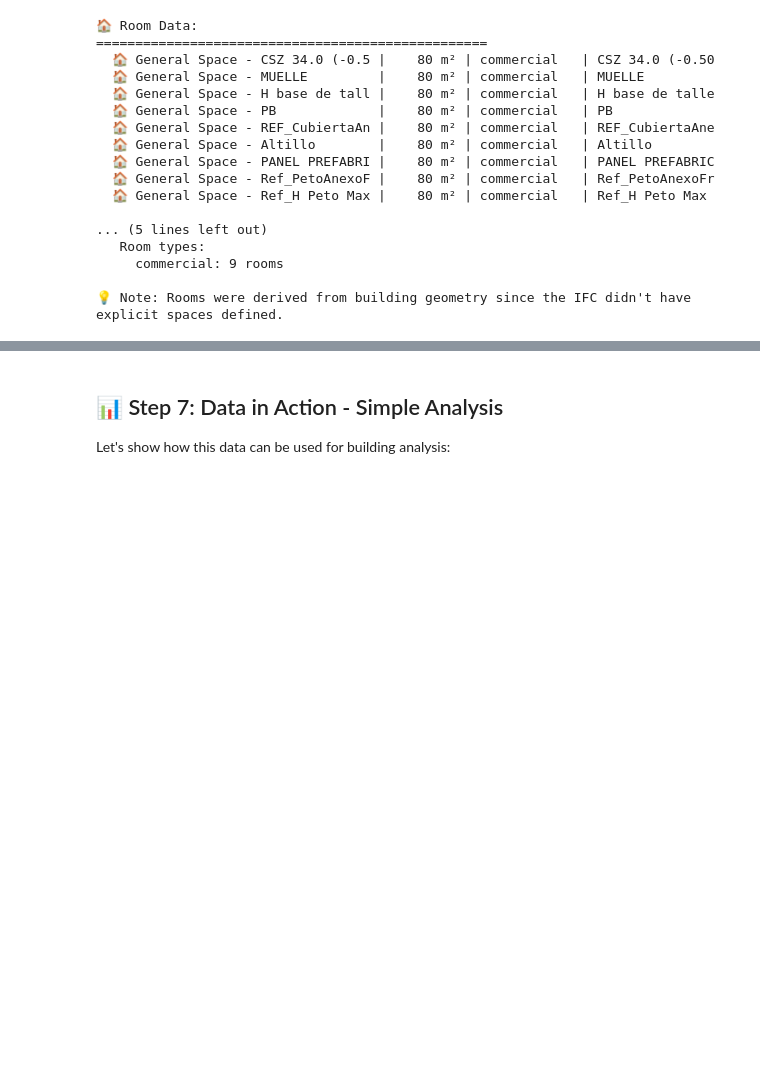
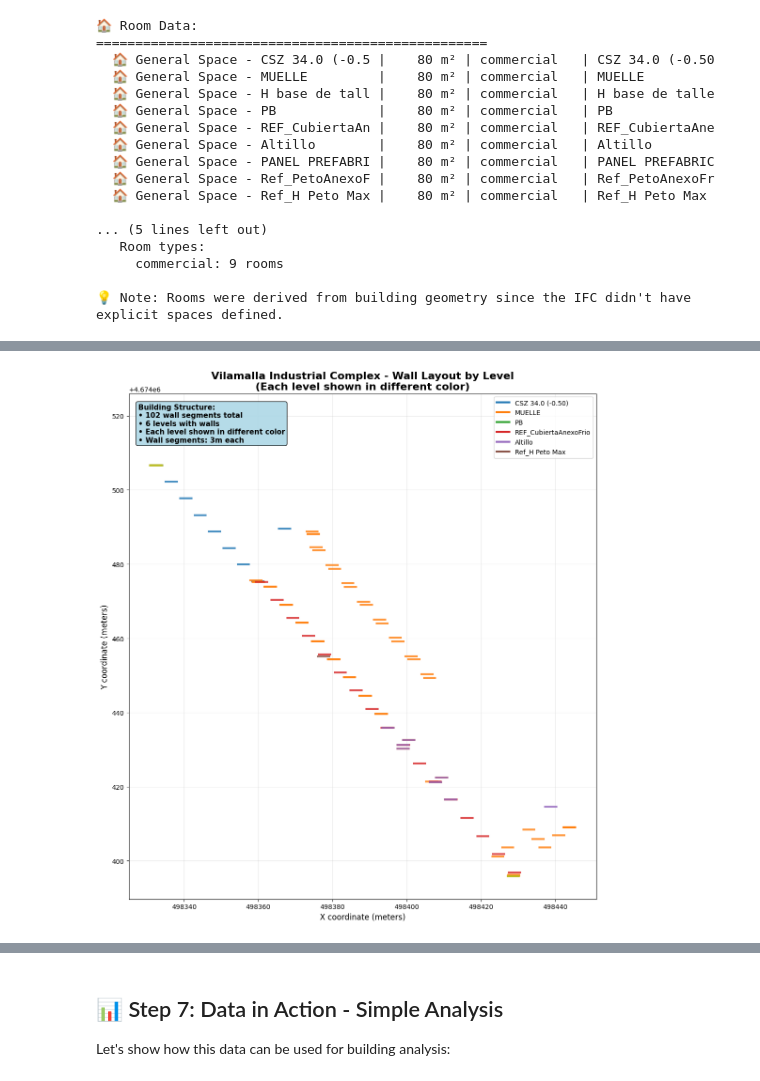
Before and after one commit to RaulAdSe/aec-agent, a Jupyter notebook: notebooks/01_data_extraction_simple.ipynb, the cells around one changed output, grey strips where cells are left out. Saved outputs shown, nothing was run; the diff lists cells and outputs as text; code cells hidden in the pictures; blank space fills up the shorter version.

```diff
--- a/notebooks/01_data_extraction_simple.ipynb
+++ b/notebooks/01_data_extraction_simple.ipynb
@@ -44,3 +298,23 @@ INFO:scripts.load_building_data:Loaded building data: 2111B - 9 levels, 9 rooms,
+# %%
+# Save the corrected building data
+output_path = Path('../data/extracted/vilamalla_building_corrected.json')
+with open(output_path, 'w', encoding='utf-8') as f:
+    json.dump(building_data, f, indent=2, ensure_ascii=False)
+
+print(f"💾 Saved corrected building data to: {output_path}")
+
+# Also update the main building data file
+main_path = Path('../data/extracted/vilamalla_building.json')
+with open(main_path, 'w', encoding='utf-8') as f:
+    json.dump(building_data, f, indent=2, ensure_ascii=False)
+
+print(f"💾 Updated main building data file: {main_path}")
+
+print(f"\n🎉 Data extraction and saving complete!")
+print(f"   ✅ Corrected IFC extractor integrated into notebook")
+print(f"   ✅ Real wall geometry extracted and saved")
+print(f"   ✅ Building data updated for all notebooks")
+print(f"   ✅ Ready for compliance analysis in 02_calculations_simple.ipynb")
 # %% [markdown]
 ## 🏢 Step 2: Explore Building Levels
 
@@ -205,0 +502,63 @@ print(f"\n💡 Note: Rooms were derived from building geometry since the IFC did
+# %%
+# Create improved wall layout visualization by level
+import matplotlib.pyplot as plt
+import numpy as np
+
+print("🗺️ Creating improved wall layout visualization...")
+
+# Create the plot
+fig, ax = plt.subplots(1, 1, figsize=(16, 12))
+
+# Group walls by level and plot with different colors
+colors = ['#1f77b4', '#ff7f0e', '#2ca02c', '#d62728', '#9467bd', '#8c564b', '#e377c2', '#7f7f7f', '#bcbd22']
+level_names = []
+
+for i, level in enumerate(loader.levels):
+    walls = level.get('walls', [])
+    if walls:
+        level_names.append(level['name'])
+        color = colors[i % len(colors)]
+
+        for wall in walls:
+            start = wall.get('start_point', {})
+            end = wall.get('end_point', {})
+            if start and end:
+                ax.plot([start['x'], end['x']], [start['y'], end['y']],
+                       color=color, linewidth=3, alpha=0.8)
+
+# Set up the plot with proper aspect ratio
+ax.set_title('Vilamalla Industrial Complex - Wall Layout by Level\n(Each level shown in different color)',
+             fontweight='bold', fontsize=16)
+ax.set_xlabel('X coordinate (meters)', fontsize=12)
+ax.set_ylabel('Y coordinate (meters)', fontsize=12)
+ax.grid(True, alpha=0.3)
+ax.set_aspect('equal')
+
+# Create legend
+legend_elements = []
+for i, level_name in enumerate(level_names):
+    color = colors[i % len(colors)]
+    legend_elements.append(plt.Line2D([0], [0], color=color, linewidth=3, label=level_name))
+
+ax.legend(handles=legend_elements, loc='upper right', fontsize=10)
+
+# Add info box
+info_text = f"""Building Structure:
+• {len(loader.all_walls)} wall segments total
+• {len(level_names)} levels with walls
+• Each level shown in different color
+• Wall segments: 3m each"""
+
+ax.text(0.02, 0.98, info_text, transform=ax.transAxes, va='top', ha='left',
+        bbox=dict(boxstyle='round', facecolor='lightblue', alpha=0.9),
+        fontsize=11, fontweight='bold')
+
+plt.tight_layout()
+plt.show()
+
+print("✅ Improved wall layout visualization complete!")
+print(f"   🎨 {len(level_names)} levels with different colors")
+print("   📐 Proper aspect ratio maintained")
+print("   🧱 Wall segments clearly visible by level")
+print("   💡 Note: Walls are individual 3m segments from IFC extraction")
+# %% [output]
@@ -205,0 +566 @@ print(f"\n💡 Note: Rooms were derived from building geometry since the IFC did
+[figure, added]
```
Also changed, not shown: parts of 17 cells of this notebook, 48 other files.
